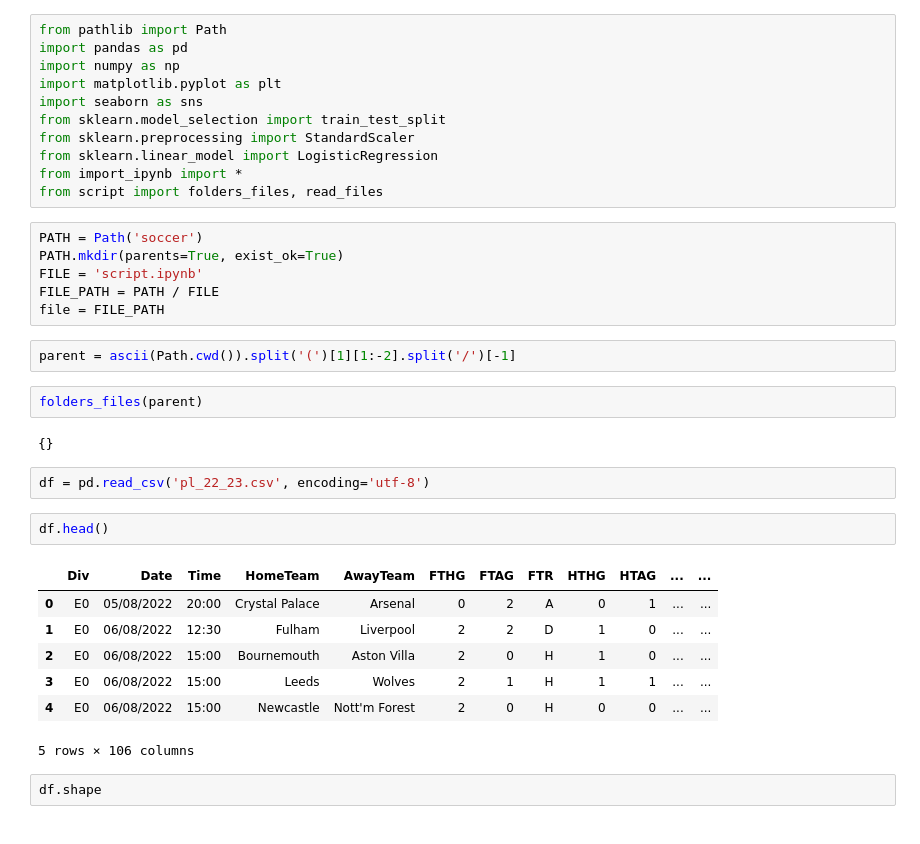
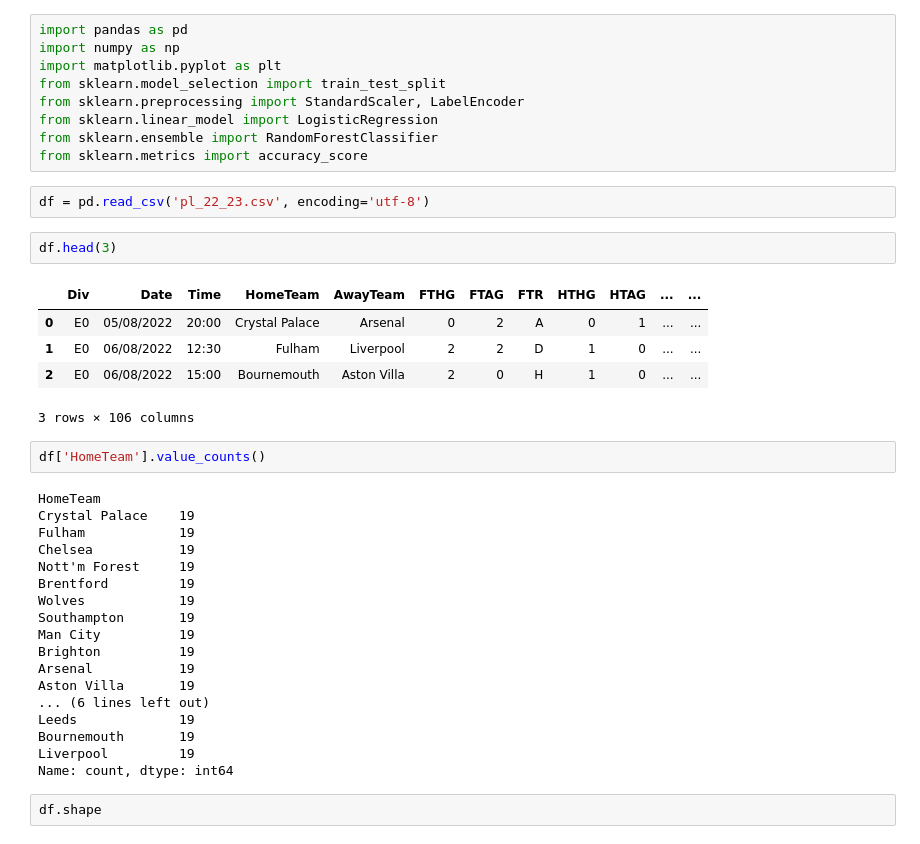
Before and after one commit to LiZoMark841619/Balazs1982, a Jupyter notebook: soccer/model.ipynb, the cells around one changed output. Saved outputs shown, nothing was run; the diff lists cells and outputs as text.

```diff
--- a/soccer/model.ipynb
+++ b/soccer/model.ipynb
@@ -1,38 +1,42 @@
 # %%
-from pathlib import Path
 import pandas as pd
 import numpy as np
 import matplotlib.pyplot as plt
-import seaborn as sns
 from sklearn.model_selection import train_test_split
-from sklearn.preprocessing import StandardScaler
+from sklearn.preprocessing import StandardScaler, LabelEncoder
 from sklearn.linear_model import LogisticRegression
-from import_ipynb import *
-from script import folders_files, read_files
+from sklearn.ensemble import RandomForestClassifier
+from sklearn.metrics import accuracy_score
-# %%
-PATH = Path('soccer')
-PATH.mkdir(parents=True, exist_ok=True)
-FILE = 'script.ipynb'
-FILE_PATH = PATH / FILE
-file = FILE_PATH
-# %%
-parent = ascii(Path.cwd()).split('(')[1][1:-2].split('/')[-1]
-# %%
-folders_files(parent)
-# %% [output]
-{}
 # %%
 df = pd.read_csv('pl_22_23.csv', encoding='utf-8')
 # %%
-df.head()
+df.head(3)
 # %% [output]
 |  | Div | Date | Time | HomeTeam | AwayTeam | FTHG | FTAG | FTR | HTHG | HTAG | ... | ... |
 | 0 | E0 | 05/08/2022 | 20:00 | Crystal Palace | Arsenal | 0 | 2 | A | 0 | 1 | ... | ... |
 | 1 | E0 | 06/08/2022 | 12:30 | Fulham | Liverpool | 2 | 2 | D | 1 | 0 | ... | ... |
 | 2 | E0 | 06/08/2022 | 15:00 | Bournemouth | Aston Villa | 2 | 0 | H | 1 | 0 | ... | ... |
-| 3 | E0 | 06/08/2022 | 15:00 | Leeds | Wolves | 2 | 1 | H | 1 | 1 | ... | ... |
-| 4 | E0 | 06/08/2022 | 15:00 | Newcastle | Nott'm Forest | 2 | 0 | H | 0 | 0 | ... | ... |
-5 rows × 106 columns
+3 rows × 106 columns
+# %%
+df['HomeTeam'].value_counts()
+# %% [output]
+HomeTeam
+Crystal Palace    19
+Fulham            19
+Chelsea           19
+Nott'm Forest     19
+Brentford         19
+Wolves            19
+Southampton       19
+Man City          19
+Brighton          19
+Arsenal           19
+Aston Villa       19
+... (6 lines left out)
+Leeds             19
+Bournemouth       19
+Liverpool         19
+Name: count, dtype: int64
 # %%
 df.shape
 # %% [output]
```
Also changed, not shown: parts of 17 cells of this notebook.
